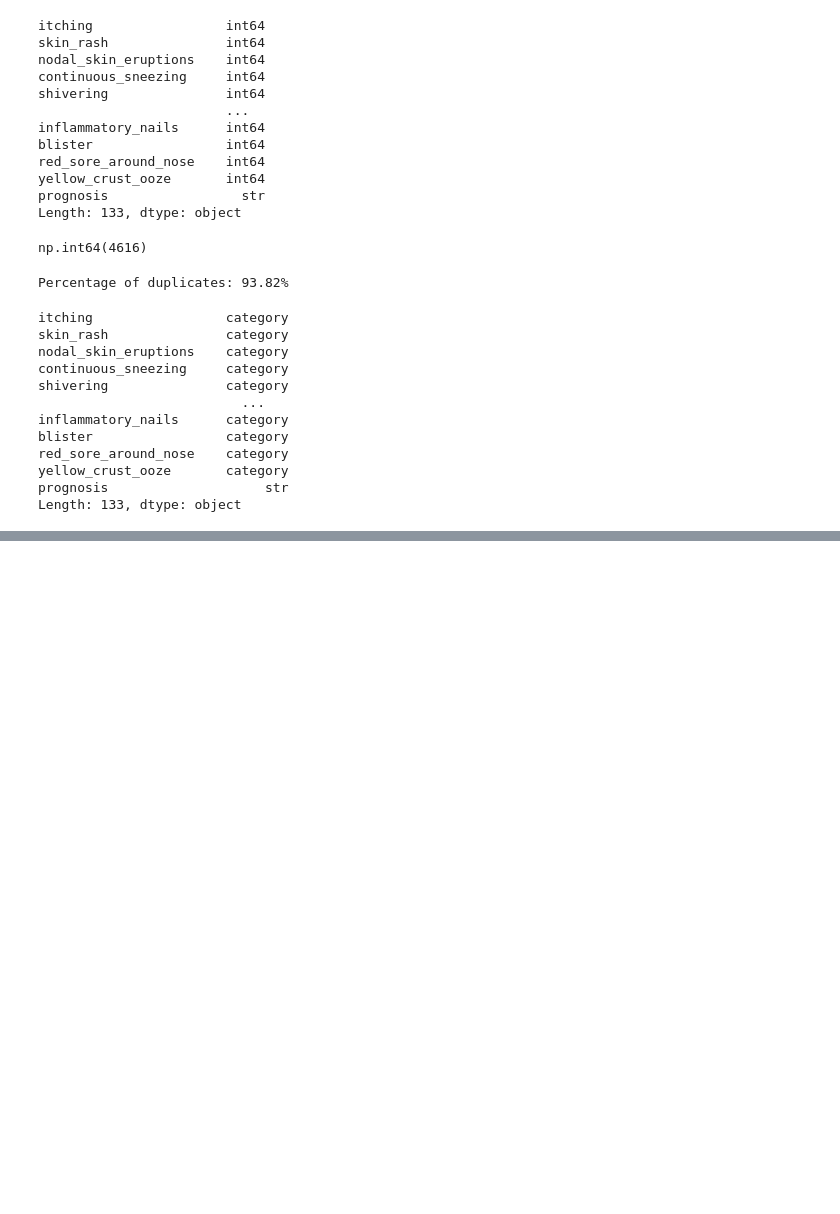
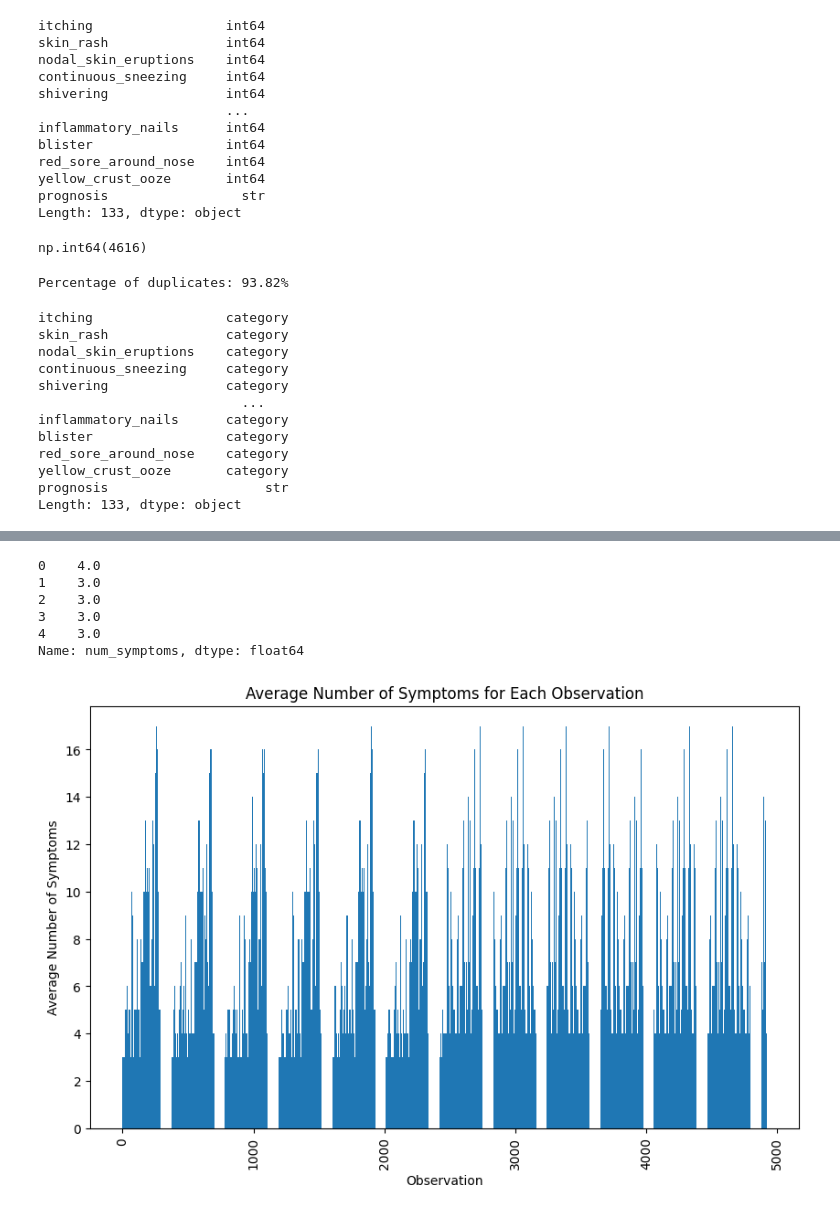
Before and after one commit to deeqa-s/Disease_Prediction_With_ML, a Jupyter notebook: experiments/EDA_deeqa.ipynb, the cells around one changed output, grey strips where cells are left out. Drawn from its saved outputs; the diff is of its cells as text; code cells hidden in the pictures; blank space fills up the shorter version.

```diff
--- a/experiments/EDA_deeqa.ipynb
+++ b/experiments/EDA_deeqa.ipynb
@@ -78,0 +160,24 @@ Length: 133, dtype: object
+# %%
+#average number of symptoms for each observation? group the data by observation and calculate the average number of symptoms for each observation
+average_num_symptoms_observation = training_data.groupby(training_data.index)['num_symptoms'].mean()
+print(average_num_symptoms_observation.head())
+
+#sort the average number of symptoms by the average number of symptoms for each observation
+average_num_symptoms_observation = average_num_symptoms_observation.sort_values(ascending=False)
+
+#plot the average number of symptoms for each observation
+plt.figure(figsize=(10, 6))
+plt.bar(average_num_symptoms_observation.index, average_num_symptoms_observation.values)
+plt.xlabel('Observation')
+plt.ylabel('Average Number of Symptoms')
+plt.title('Average Number of Symptoms for Each Observation')
+plt.xticks(rotation=90)
+plt.show()
+# %% [output]
+0    4.0
+1    3.0
+2    3.0
+3    3.0
+4    3.0
+Name: num_symptoms, dtype: float64
+[figure, added]
```
Also changed, not shown: parts of 6 cells of this notebook.
